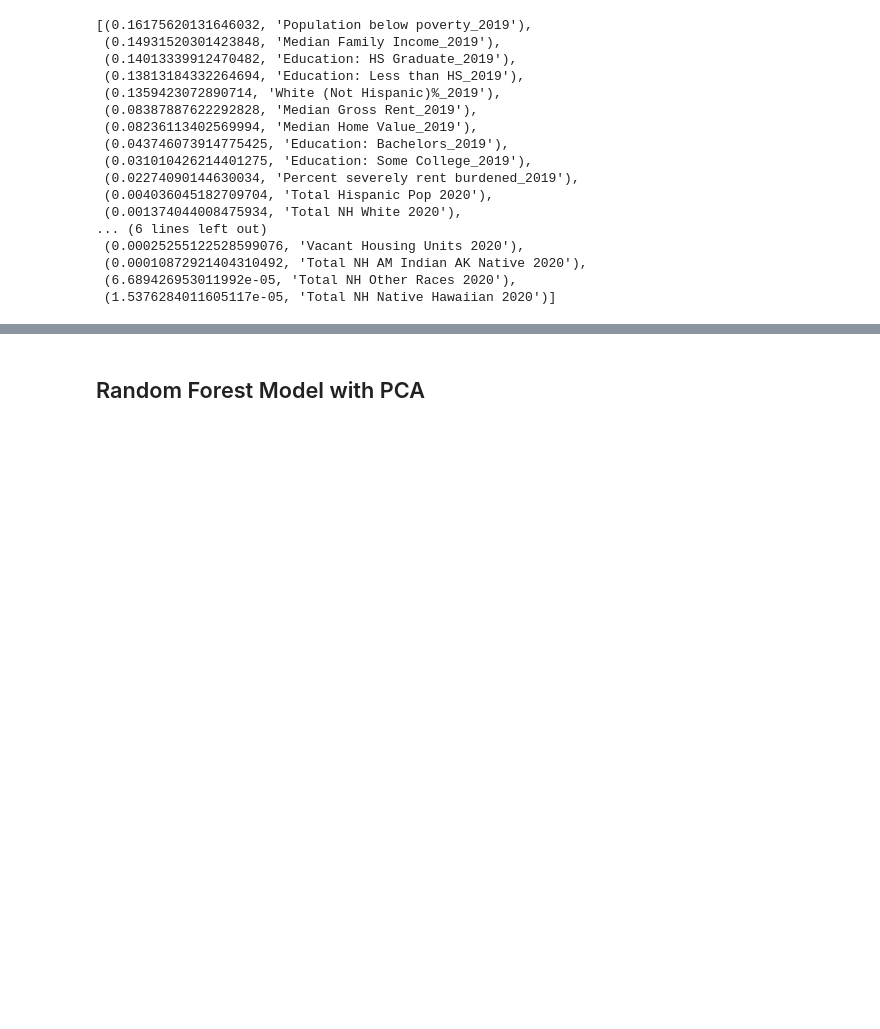
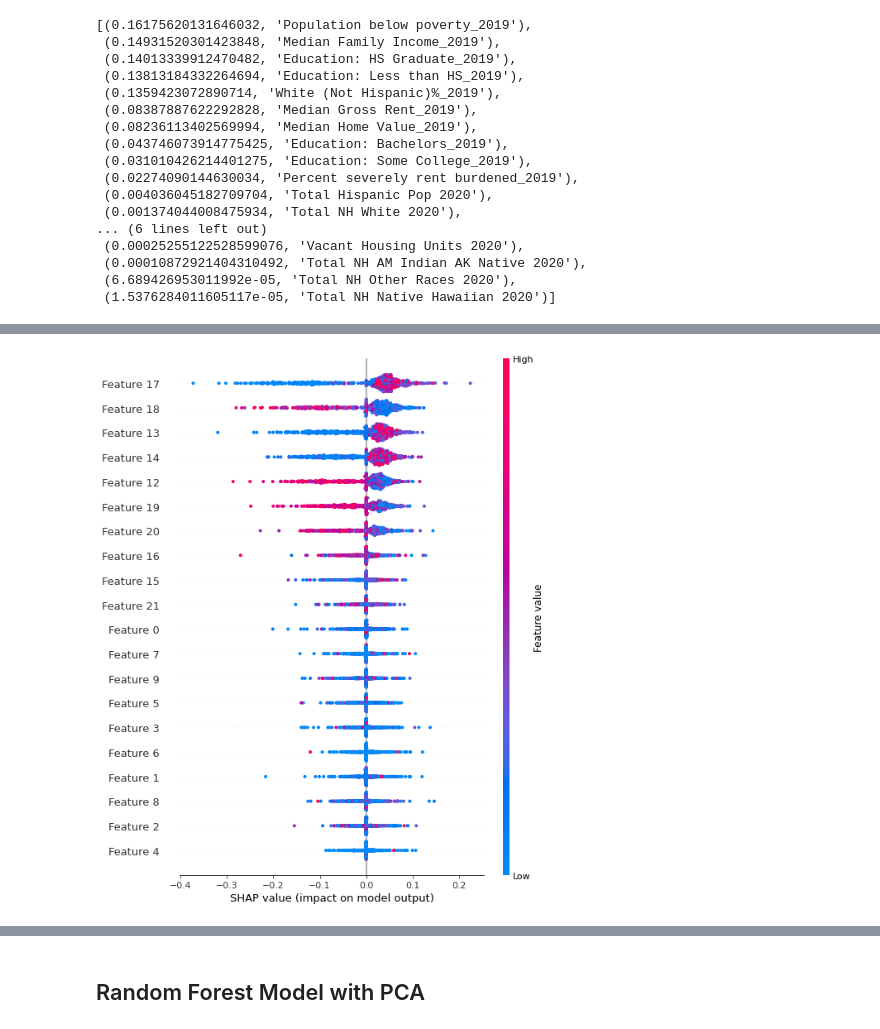
Before and after one commit to boggesstristyn/bootcamp-project, a Jupyter notebook: displacement_risk_ml-randomforest.ipynb, the cells around one changed output, grey strips where cells are left out. Cells and saved outputs as stored; diff of their text form; code cells hidden in the pictures; blank space fills up the shorter version.

```diff
--- a/displacement_risk_ml-randomforest.ipynb
+++ b/displacement_risk_ml-randomforest.ipynb
@@ -386,0 +408,5 @@ sorted(zip(rf_model.feature_importances_, X.columns), reverse=True)
+# %%
+# Calculate SHAP Values for RF features
+shap.initjs()
+rf_shap_explainer = shap.KernelExplainer(rf_model.predict, X_test_scaled)
+rf_shap_values = rf_shap_explainer.shap_values(X_test_scaled, nsamples=100)
@@ -386,0 +433,5 @@ sorted(zip(rf_model.feature_importances_, X.columns), reverse=True)
+# %%
+# Create SHAP Summary Plot
+shap.summary_plot(rf_shap_values, X_test_scaled)
+# %% [output]
+[figure, added]
```
Also changed, not shown: parts of 23 cells of this notebook, 3 other files.
